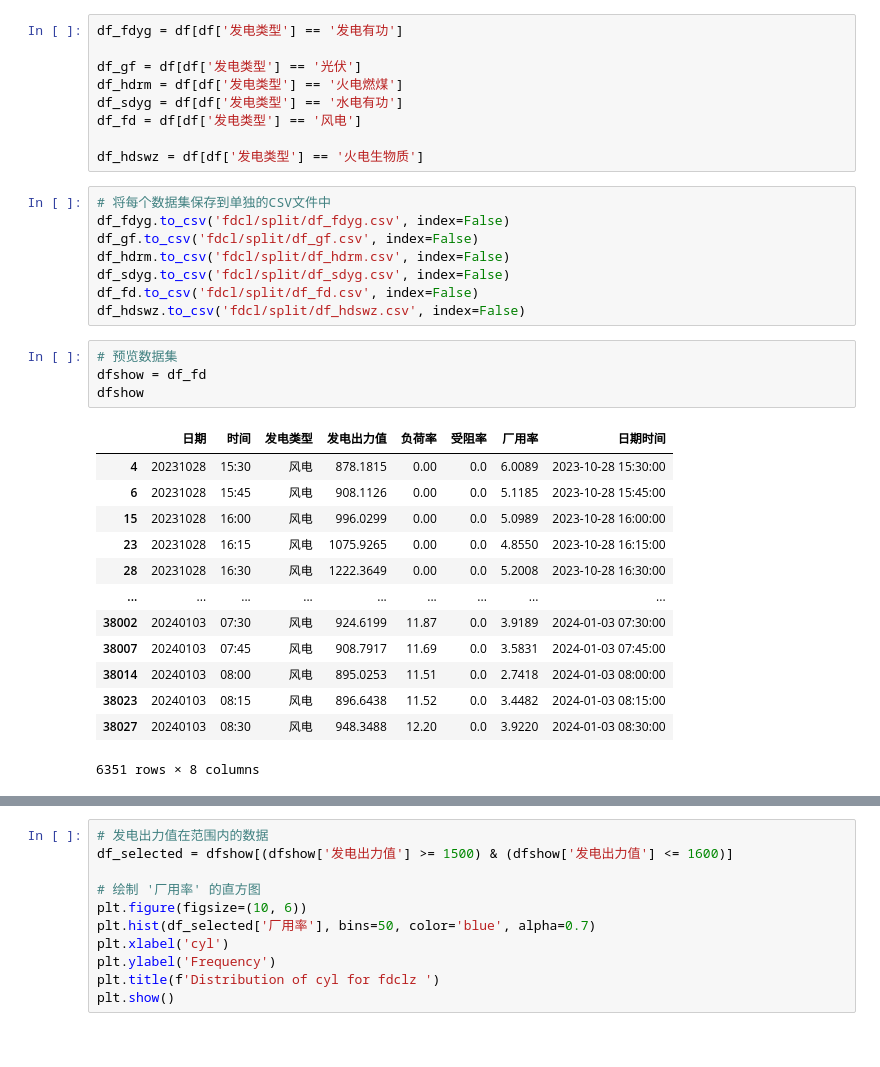
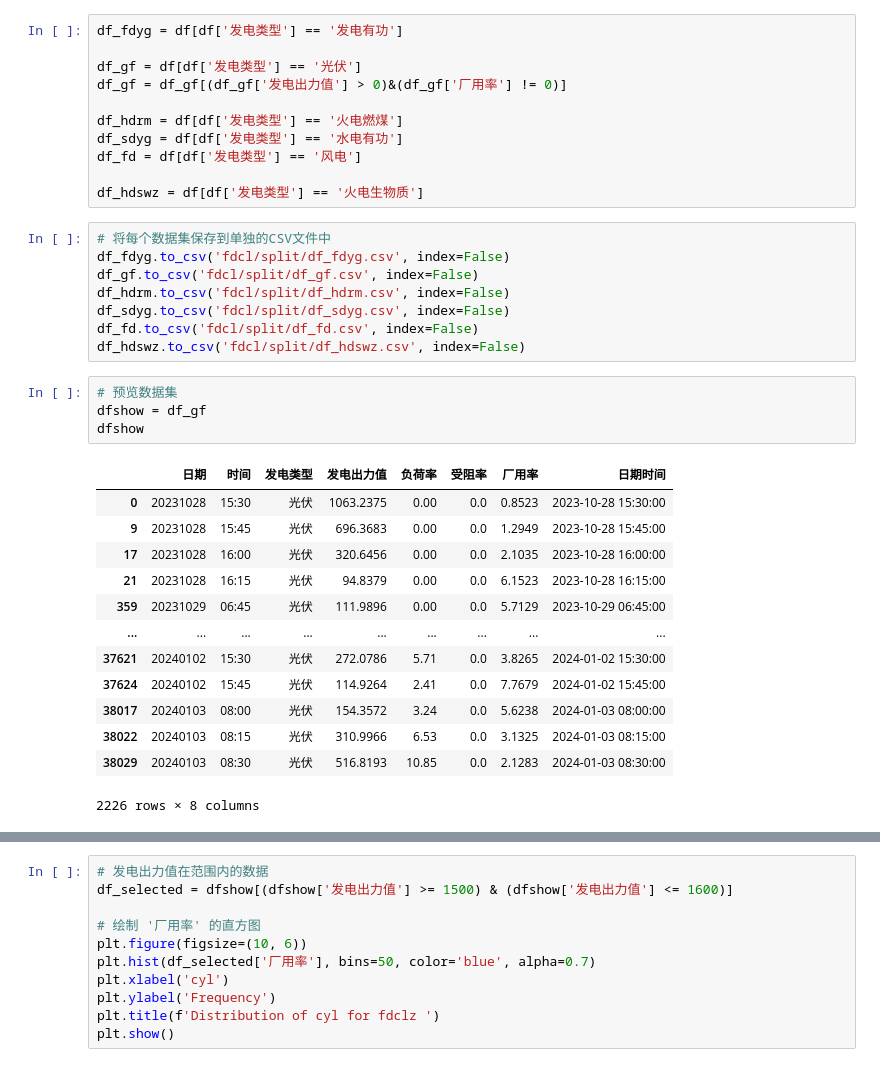
Before and after one commit to mcxiaoxiao/T-MPC, a Jupyter notebook: tmpc.ipynb, the cells around one changed output, grey strips where cells are left out. Drawn from its saved outputs; the diff is of its cells as text.

```diff
--- a/tmpc.ipynb
+++ b/tmpc.ipynb
@@ -21,6 +21,8 @@ df.head()
 df_fdyg = df[df['发电类型'] == '发电有功']
 
 df_gf = df[df['发电类型'] == '光伏']
+df_gf = df_gf[(df_gf['发电出力值'] > 0)&(df_gf['厂用率'] != 0)]
+
 df_hdrm = df[df['发电类型'] == '火电燃煤']
 df_sdyg = df[df['发电类型'] == '水电有功']
 df_fd = df[df['发电类型'] == '风电']
@@ -36,22 +38,22 @@ df_fd.to_csv('fdcl/split/df_fd.csv', index=False)
 df_hdswz.to_csv('fdcl/split/df_hdswz.csv', index=False)
 # %%
 # 预览数据集
-dfshow = df_fd
+dfshow = df_gf
 dfshow
 # %% [output]
 |  | 日期 | 时间 | 发电类型 | 发电出力值 | 负荷率 | 受阻率 | 厂用率 | 日期时间 |
-| 4 | 20231028 | 15:30 | 风电 | 878.1815 | 0.00 | 0.0 | 6.0089 | 2023-10-28 15:30:00 |
-| 6 | 20231028 | 15:45 | 风电 | 908.1126 | 0.00 | 0.0 | 5.1185 | 2023-10-28 15:45:00 |
-| 15 | 20231028 | 16:00 | 风电 | 996.0299 | 0.00 | 0.0 | 5.0989 | 2023-10-28 16:00:00 |
-| 23 | 20231028 | 16:15 | 风电 | 1075.9265 | 0.00 | 0.0 | 4.8550 | 2023-10-28 16:15:00 |
-| 28 | 20231028 | 16:30 | 风电 | 1222.3649 | 0.00 | 0.0 | 5.2008 | 2023-10-28 16:30:00 |
+| 0 | 20231028 | 15:30 | 光伏 | 1063.2375 | 0.00 | 0.0 | 0.8523 | 2023-10-28 15:30:00 |
+| 9 | 20231028 | 15:45 | 光伏 | 696.3683 | 0.00 | 0.0 | 1.2949 | 2023-10-28 15:45:00 |
+| 17 | 20231028 | 16:00 | 光伏 | 320.6456 | 0.00 | 0.0 | 2.1035 | 2023-10-28 16:00:00 |
+| 21 | 20231028 | 16:15 | 光伏 | 94.8379 | 0.00 | 0.0 | 6.1523 | 2023-10-28 16:15:00 |
+| 359 | 20231029 | 06:45 | 光伏 | 111.9896 | 0.00 | 0.0 | 5.7129 | 2023-10-29 06:45:00 |
 | ... | ... | ... | ... | ... | ... | ... | ... | ... |
-| 38002 | 20240103 | 07:30 | 风电 | 924.6199 | 11.87 | 0.0 | 3.9189 | 2024-01-03 07:30:00 |
-| 38007 | 20240103 | 07:45 | 风电 | 908.7917 | 11.69 | 0.0 | 3.5831 | 2024-01-03 07:45:00 |
-| 38014 | 20240103 | 08:00 | 风电 | 895.0253 | 11.51 | 0.0 | 2.7418 | 2024-01-03 08:00:00 |
-| 38023 | 20240103 | 08:15 | 风电 | 896.6438 | 11.52 | 0.0 | 3.4482 | 2024-01-03 08:15:00 |
-| 38027 | 20240103 | 08:30 | 风电 | 948.3488 | 12.20 | 0.0 | 3.9220 | 2024-01-03 08:30:00 |
+| 37621 | 20240102 | 15:30 | 光伏 | 272.0786 | 5.71 | 0.0 | 3.8265 | 2024-01-02 15:30:00 |
+| 37624 | 20240102 | 15:45 | 光伏 | 114.9264 | 2.41 | 0.0 | 7.7679 | 2024-01-02 15:45:00 |
+| 38017 | 20240103 | 08:00 | 光伏 | 154.3572 | 3.24 | 0.0 | 5.6238 | 2024-01-03 08:00:00 |
+| 38022 | 20240103 | 08:15 | 光伏 | 310.9966 | 6.53 | 0.0 | 3.1325 | 2024-01-03 08:15:00 |
+| 38029 | 20240103 | 08:30 | 光伏 | 516.8193 | 10.85 | 0.0 | 2.1283 | 2024-01-03 08:30:00 |
-6351 rows × 8 columns
+2226 rows × 8 columns
 # %%
 # 绘图
 fig, ax1 = plt.subplots(figsize=(30, 10))
```
Also changed, not shown: parts of 2 cells of this notebook, 22 other files.
